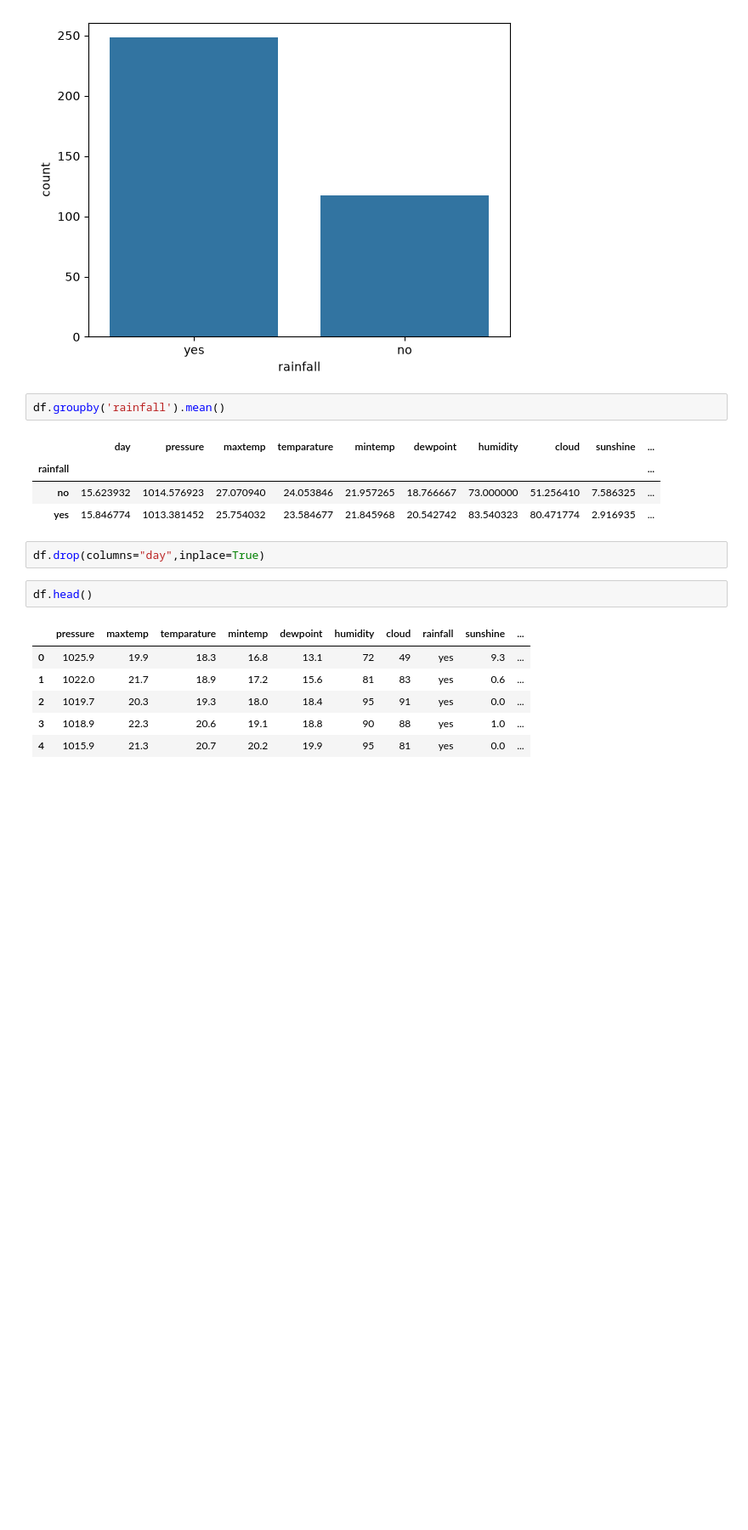
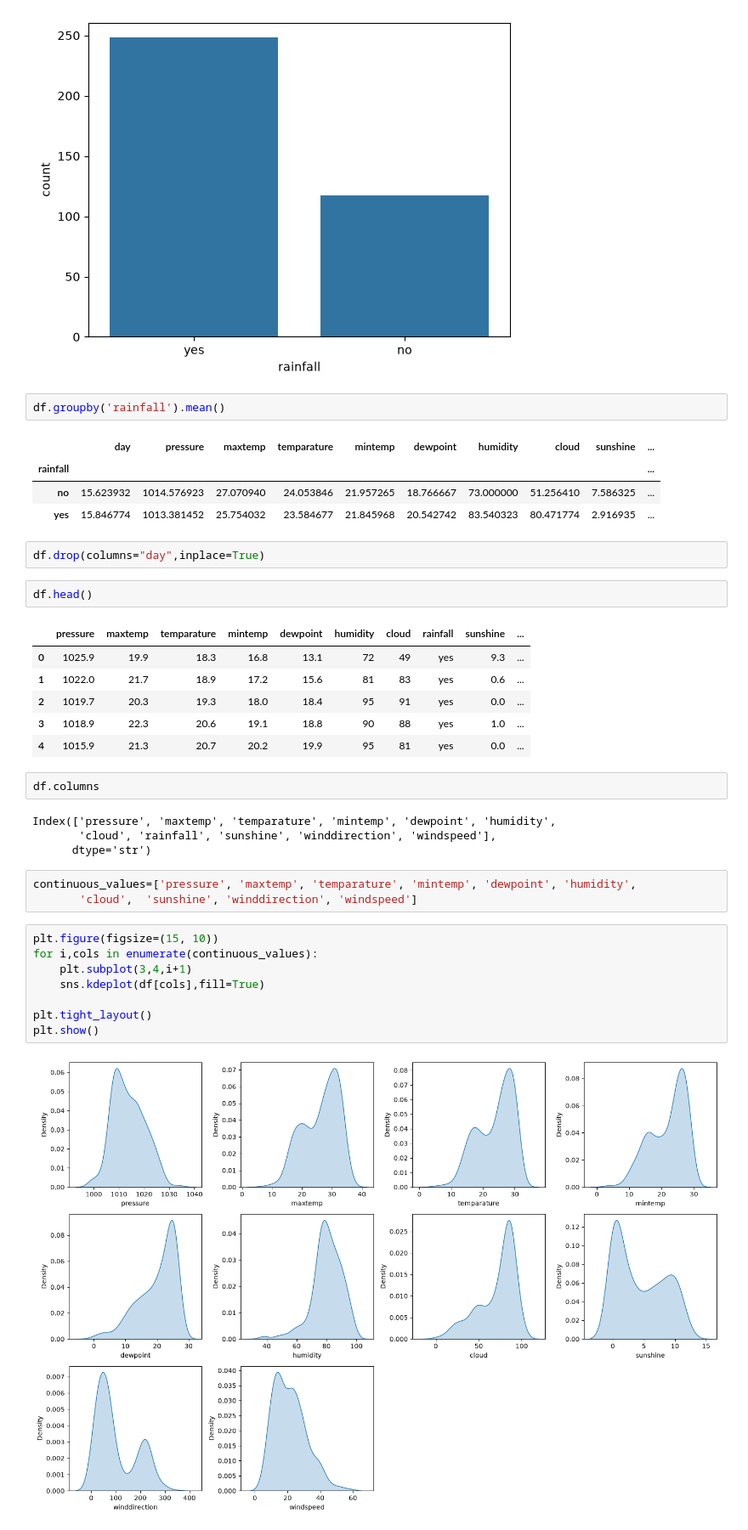
Before and after one commit to AbdulRehman817/RainFall_Prediction_Project, a Jupyter notebook: rainfall.ipynb, the cells around one changed output. Shown at 85% size. Drawn from its saved outputs; the diff is of its cells as text; blank space fills up the shorter version.

```diff
--- a/rainfall.ipynb
+++ b/rainfall.ipynb
@@ -148,3 +149,22 @@ df.head()
 | 2 | 1019.7 | 20.3 | 19.3 | 18.0 | 18.4 | 95 | 91 | yes | 0.0 | ... |
 | 3 | 1018.9 | 22.3 | 20.6 | 19.1 | 18.8 | 90 | 88 | yes | 1.0 | ... |
 | 4 | 1015.9 | 21.3 | 20.7 | 20.2 | 19.9 | 95 | 81 | yes | 0.0 | ... |
+# %%
+df.columns
+# %% [output]
+Index(['pressure', 'maxtemp', 'temparature', 'mintemp', 'dewpoint', 'humidity',
+       'cloud', 'rainfall', 'sunshine', 'winddirection', 'windspeed'],
+      dtype='str')
+# %%
+continuous_values=['pressure', 'maxtemp', 'temparature', 'mintemp', 'dewpoint', 'humidity',
+       'cloud',  'sunshine', 'winddirection', 'windspeed']
+# %%
+plt.figure(figsize=(15, 10))
+for i,cols in enumerate(continuous_values):
+    plt.subplot(3,4,i+1)
+    sns.kdeplot(df[cols],fill=True)
+
+plt.tight_layout()
+plt.show()
+# %% [output]
+[figure, added]
```
Also changed, not shown: parts of 13 cells of this notebook.
